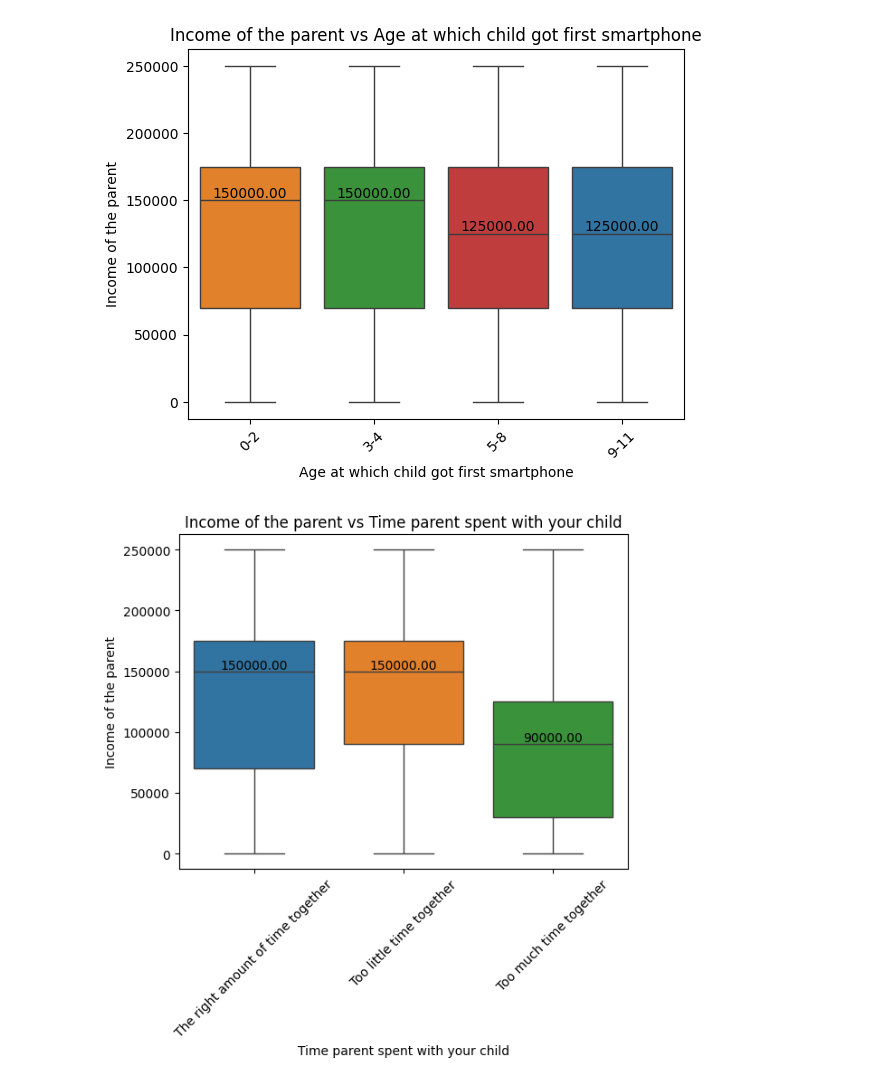
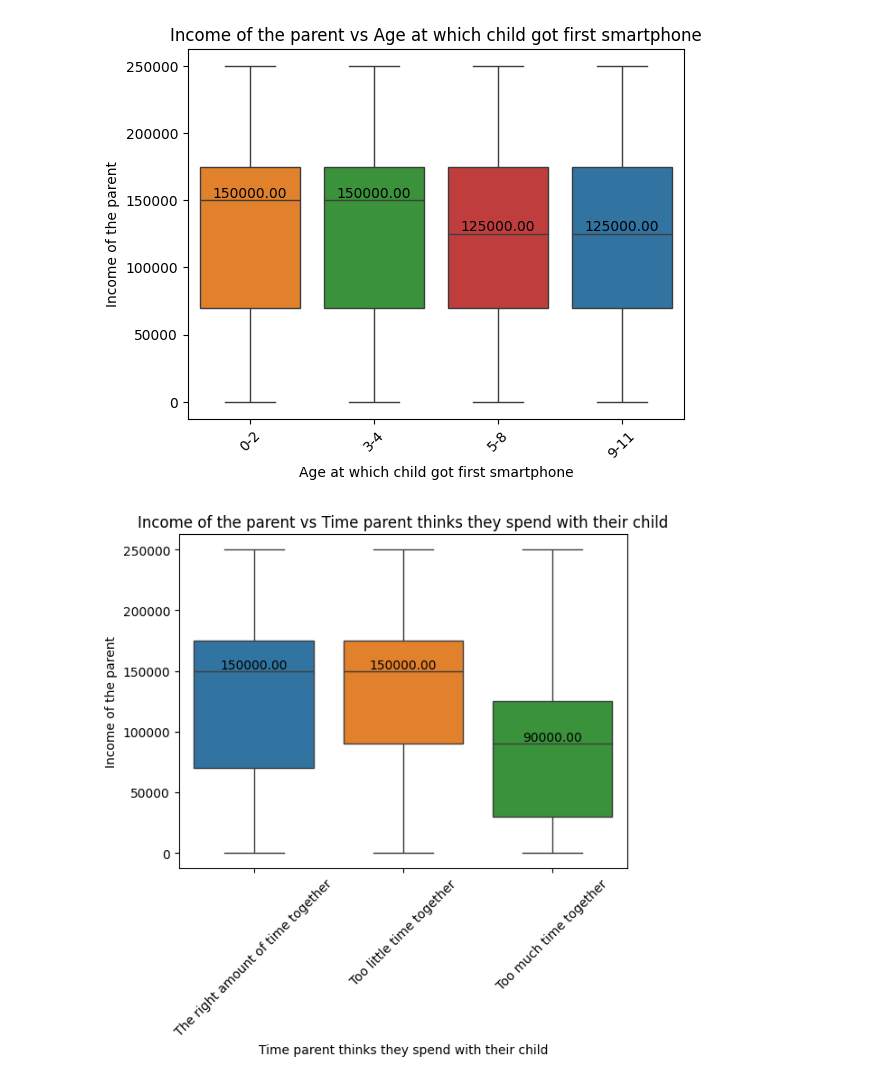
Before and after one commit to tyz-sd/Parenting-children-in-the-age-of-screens, a Jupyter notebook: vizualizations_dhruvi.ipynb, the cells around one changed output. Saved outputs shown, nothing was run; the diff lists cells and outputs as text; code cells hidden in the pictures.

```diff
--- a/vizualizations_dhruvi.ipynb
+++ b/vizualizations_dhruvi.ipynb
@@ -6,59 +6,49 @@ import numpy as np
 
 data=pd.read_csv('pre_processed_data.csv')
 # %%
-import seaborn as sns
-import seaborn as sns
-import seaborn as sns
-import matplotlib.pyplot as plt
+def plot_boxplot(data, column1, column2, column1_name, column2_name):
+    '''
+    Plots a boxplot for column1 and column2
 
-import matplotlib.pyplot as plt
-
-import matplotlib.pyplot as plt
-
-def plot_boxplot(data, column1, column2, column1_name, column2_name):
-    """
-    Plot a boxplot using Seaborn for given columns.
-
-    Parameters:
-    - data: DataFrame containing the data
-    - column1: Name of the column for the y-axis
-    - column2: Name of the column for the x-axis
-    - column1_name: Label for the y-axis
-    - column2_name: Label for the x-axis
-
-    Returns:
-    Displays the boxplot
-    """
-
+    args-
+    data: Dataframe containing the whole data
+    column1: Column name of the y-axis
+    column2: Column name of the x-axis
+    column1_name: Label for y-axis
+    column2_name: Label for x-axis
+    returns -
+    None
+    Displays a boxplot
+    '''
     filtered_df = data[(data[column1] != 'Refused') & (data[column2] != 'Refused')]
     filtered_df = filtered_df[~filtered_df[column2].isnull()]
     sorted_values = filtered_df[column2].sort_values().unique()
 
     if column2 == 'YT_preventing_inappropriate':
         sorted_values = [
             "An excellent job",
             "A good job",
             "Only a fair job",
             "A poor job"
         ]
 
     sns.boxplot(y=column1, x=column2, data=filtered_df, hue=column2, legend=False, order=sorted_values)
     for i, box in enumerate(sorted_values):
         vals = filtered_df[filtered_df[column2] == box][column1]
         median_val = vals.median()
         plt.text(i, median_val, f'{median_val:.2f}', ha='center', va='bottom', fontdict={'fontsize': 10})
     plt.ylabel(column1_name)
     plt.xlabel(column2_name)
     plt.xticks(rotation=45)
     plt.title(f'{column1_name} vs {column2_name}')
     plt.savefig(f'{column1_name}_vs_{column2_name}.png', dpi=300, bbox_inches='tight')
     plt.show()
 
 plot_boxplot(data, 'P_income', 'Child_first_age_smartphone','Income of the parent','Age at which child got first smartphone')
-plot_boxplot(data, 'P_income', 'As_a_parent_your_job_is','Income of the parent','Time parent spent with your child')
+plot_boxplot(data, 'P_income', 'As_a_parent_your_job_is','Income of the parent','Time parent thinks they spend with their child')
 filtered_df = data[(data['P_income'] != 'Refused') & (data['As_a_parent_your_job_is'] != 'Refused') & (data['As_a_parent_your_job_is'] != 'Too much time together')]
-plot_boxplot(filtered_df, 'P_income', 'As_a_parent_your_job_is','Income of the parent','Time parent spent with your child')
+plot_boxplot(filtered_df, 'P_income', 'As_a_parent_your_job_is','Income of the parent','Time parent thinks they spend with their child')
 plot_boxplot(data, 'P_income', 'YT_preventing_inappropriate','Income of the parent','According to the parent, what job Youtube is doing from preventing inappropriate content')
 # %% [output]
 [figure]
-[figure, old version]
+[figure, new version]
```
Also changed, not shown: parts of 2 cells of this notebook.
